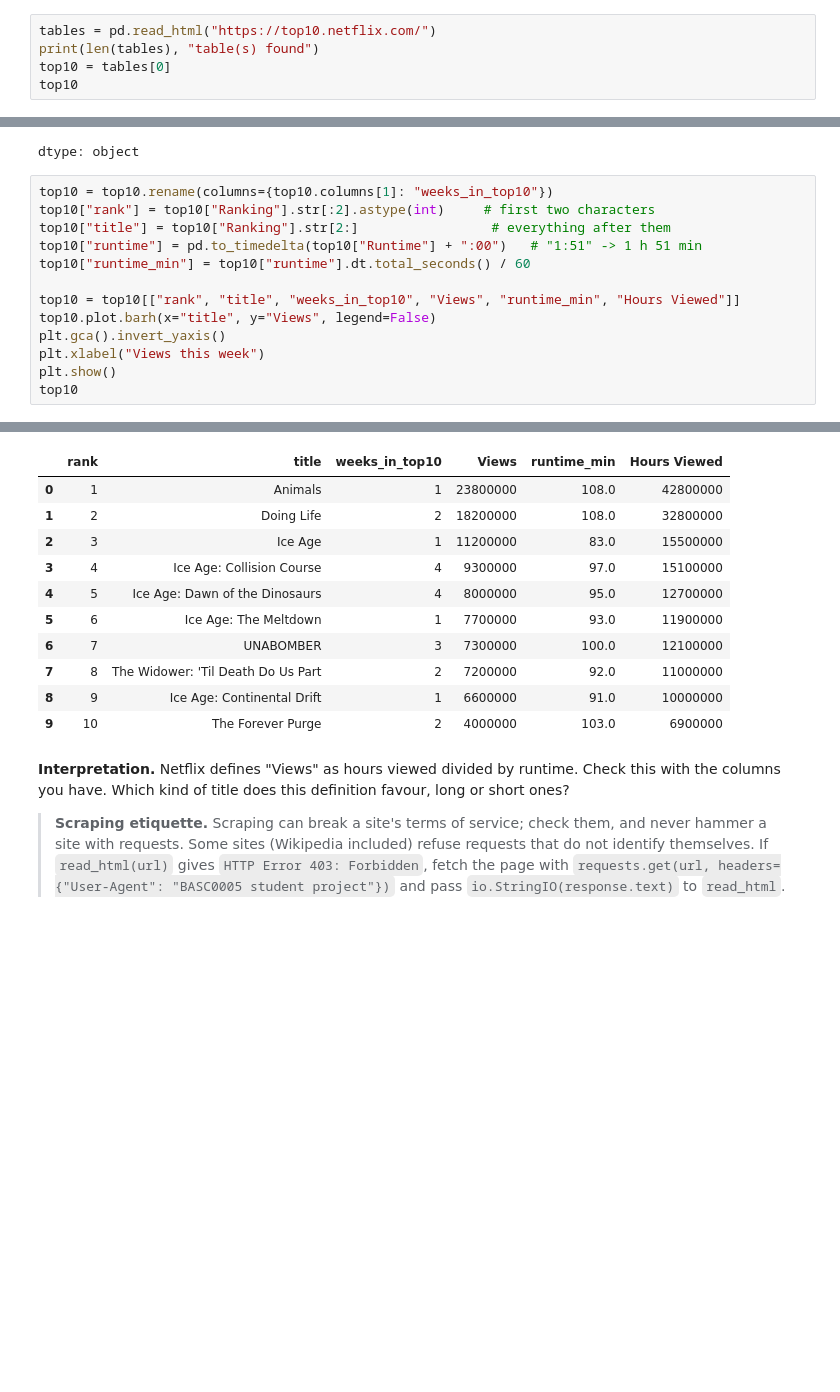
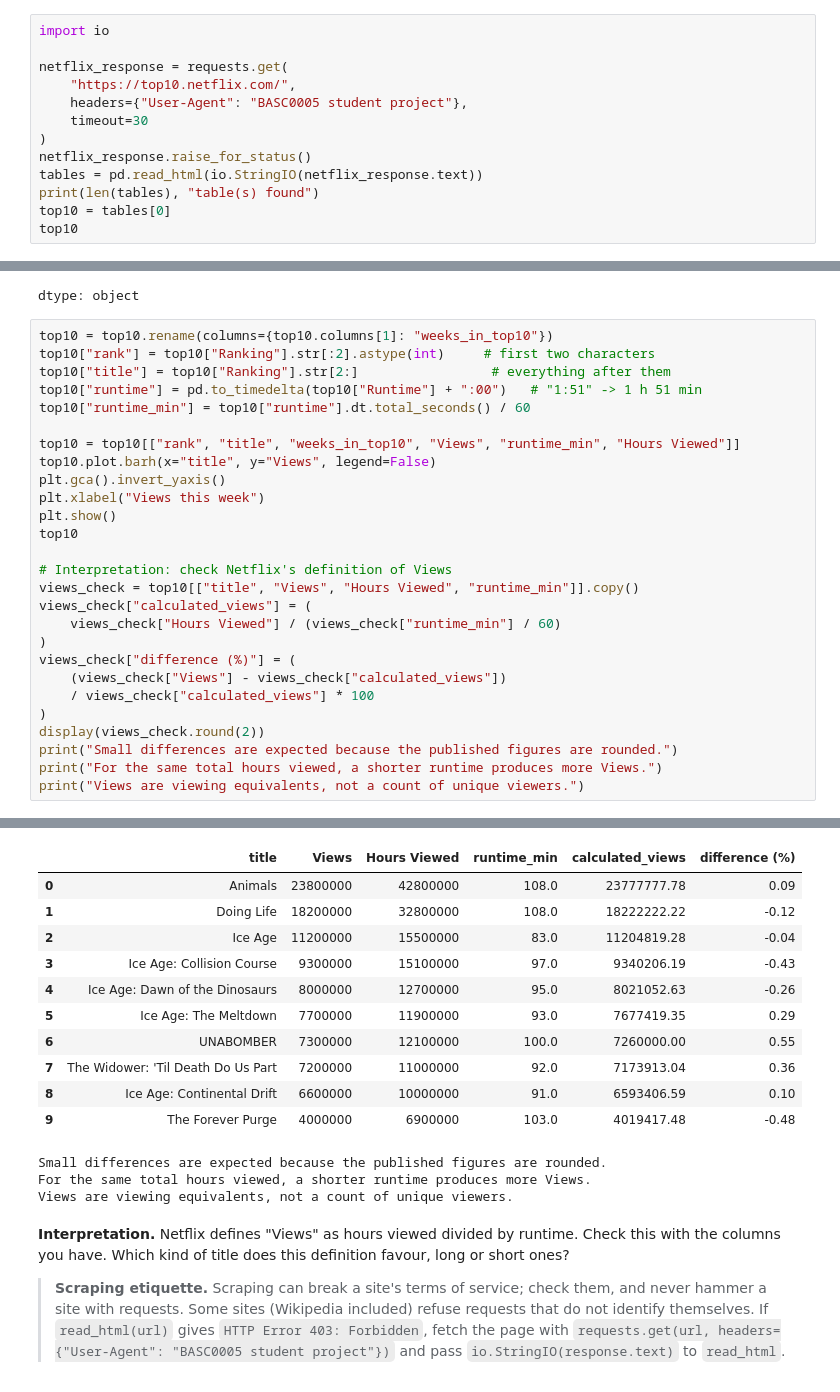
Before and after one commit to christy040406-maker/QM2, a Jupyter notebook: notebooks/W02. Pandas.ipynb, the cells around one changed output, grey strips where cells are left out. Cells and saved outputs as stored; diff of their text form; blank space fills up the shorter version.

Commit message:
Complete W02 exercises, interpretations and assessed question

```diff
--- a/notebooks/W02. Pandas.ipynb
+++ b/notebooks/W02. Pandas.ipynb
@@ -539,7 +558,15 @@ Same source, same country, same year, different number. Official statistics are
 
 When there is no download or API, you can take data from the page itself. For HTML tables, `pd.read_html` does it in one line and returns a **list** of every table on the page. (The page changes every week, so your output will differ from the one saved here.)
 # %%
-tables = pd.read_html("https://top10.netflix.com/")
+import io
+
+netflix_response = requests.get(
+    "https://top10.netflix.com/",
+    headers={"User-Agent": "BASC0005 student project"},
+    timeout=30
+)
+netflix_response.raise_for_status()
+tables = pd.read_html(io.StringIO(netflix_response.text))
 print(len(tables), "table(s) found")
 top10 = tables[0]
 top10
@@ -576,29 +603,46 @@ dtype: object
 # %%
 top10 = top10.rename(columns={top10.columns[1]: "weeks_in_top10"})
 top10["rank"] = top10["Ranking"].str[:2].astype(int)     # first two characters
 top10["title"] = top10["Ranking"].str[2:]                 # everything after them
 top10["runtime"] = pd.to_timedelta(top10["Runtime"] + ":00")   # "1:51" -> 1 h 51 min
 top10["runtime_min"] = top10["runtime"].dt.total_seconds() / 60
 
 top10 = top10[["rank", "title", "weeks_in_top10", "Views", "runtime_min", "Hours Viewed"]]
 top10.plot.barh(x="title", y="Views", legend=False)
 plt.gca().invert_yaxis()
 plt.xlabel("Views this week")
 plt.show()
 top10
+
+# Interpretation: check Netflix's definition of Views
+views_check = top10[["title", "Views", "Hours Viewed", "runtime_min"]].copy()
+views_check["calculated_views"] = (
+    views_check["Hours Viewed"] / (views_check["runtime_min"] / 60)
+)
+views_check["difference (%)"] = (
+    (views_check["Views"] - views_check["calculated_views"])
+    / views_check["calculated_views"] * 100
+)
+display(views_check.round(2))
+print("Small differences are expected because the published figures are rounded.")
+print("For the same total hours viewed, a shorter runtime produces more Views.")
+print("Views are viewing equivalents, not a count of unique viewers.")
 # %% [output]
 [figure]
-|  | rank | title | weeks_in_top10 | Views | runtime_min | Hours Viewed |
-| 0 | 1 | Animals | 1 | 23800000 | 108.0 | 42800000 |
-| 1 | 2 | Doing Life | 2 | 18200000 | 108.0 | 32800000 |
-| 2 | 3 | Ice Age | 1 | 11200000 | 83.0 | 15500000 |
-| 3 | 4 | Ice Age: Collision Course | 4 | 9300000 | 97.0 | 15100000 |
-| 4 | 5 | Ice Age: Dawn of the Dinosaurs | 4 | 8000000 | 95.0 | 12700000 |
-| 5 | 6 | Ice Age: The Meltdown | 1 | 7700000 | 93.0 | 11900000 |
-| 6 | 7 | UNABOMBER | 3 | 7300000 | 100.0 | 12100000 |
-| 7 | 8 | The Widower: 'Til Death Do Us Part | 2 | 7200000 | 92.0 | 11000000 |
-| 8 | 9 | Ice Age: Continental Drift | 1 | 6600000 | 91.0 | 10000000 |
-| 9 | 10 | The Forever Purge | 2 | 4000000 | 103.0 | 6900000 |
+|  | title | Views | Hours Viewed | runtime_min | calculated_views | difference (%) |
+| 0 | Animals | 23800000 | 42800000 | 108.0 | 23777777.78 | 0.09 |
+| 1 | Doing Life | 18200000 | 32800000 | 108.0 | 18222222.22 | -0.12 |
+| 2 | Ice Age | 11200000 | 15500000 | 83.0 | 11204819.28 | -0.04 |
+| 3 | Ice Age: Collision Course | 9300000 | 15100000 | 97.0 | 9340206.19 | -0.43 |
+| 4 | Ice Age: Dawn of the Dinosaurs | 8000000 | 12700000 | 95.0 | 8021052.63 | -0.26 |
+| 5 | Ice Age: The Meltdown | 7700000 | 11900000 | 93.0 | 7677419.35 | 0.29 |
+| 6 | UNABOMBER | 7300000 | 12100000 | 100.0 | 7260000.00 | 0.55 |
+| 7 | The Widower: 'Til Death Do Us Part | 7200000 | 11000000 | 92.0 | 7173913.04 | 0.36 |
+| 8 | Ice Age: Continental Drift | 6600000 | 10000000 | 91.0 | 6593406.59 | 0.10 |
+| 9 | The Forever Purge | 4000000 | 6900000 | 103.0 | 4019417.48 | -0.48 |
+Small differences are expected because the published figures are rounded.
+For the same total hours viewed, a shorter runtime produces more Views.
+Views are viewing equivalents, not a count of unique viewers.
 # %% [markdown]
 **Interpretation.** Netflix defines "Views" as hours viewed divided by runtime. Check this with the columns you have. Which kind of title does this definition favour, long or short ones?
 
```
Also changed, not shown: parts of 8 cells of this notebook.
